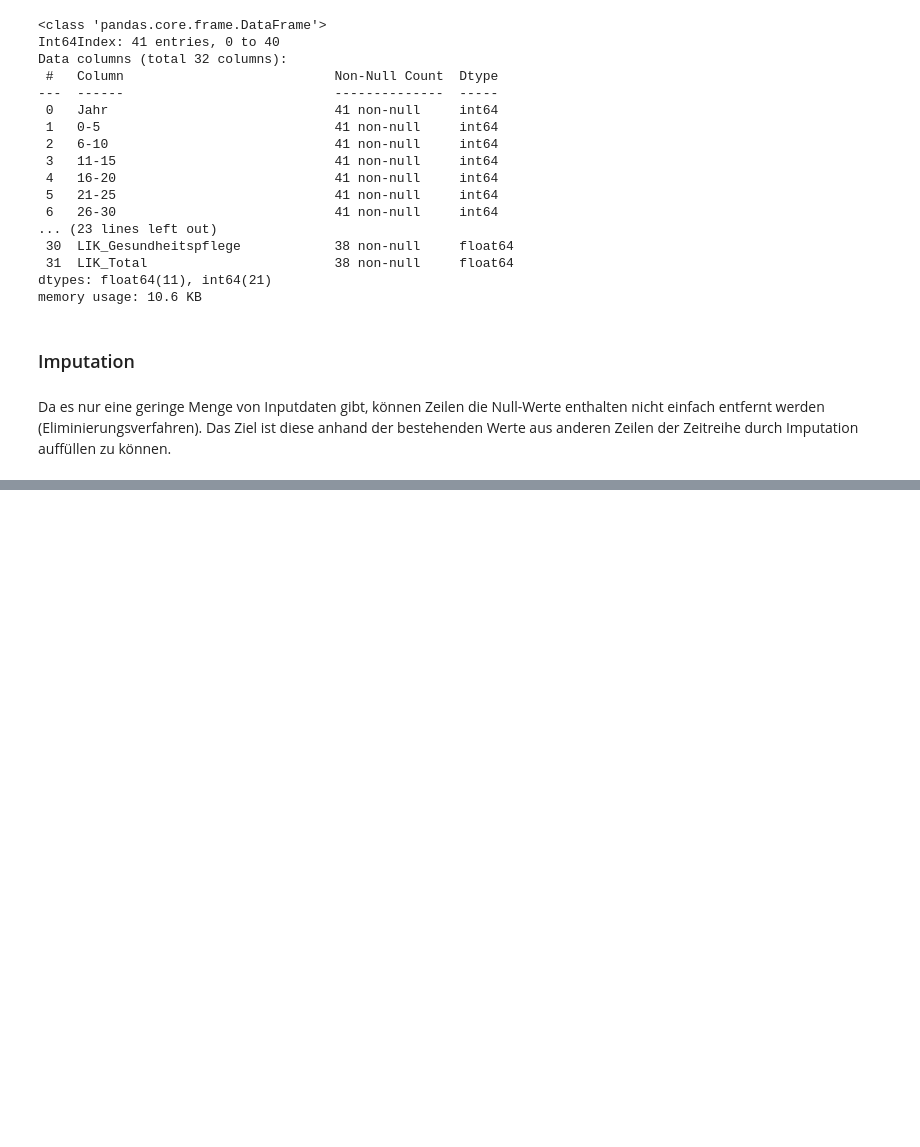
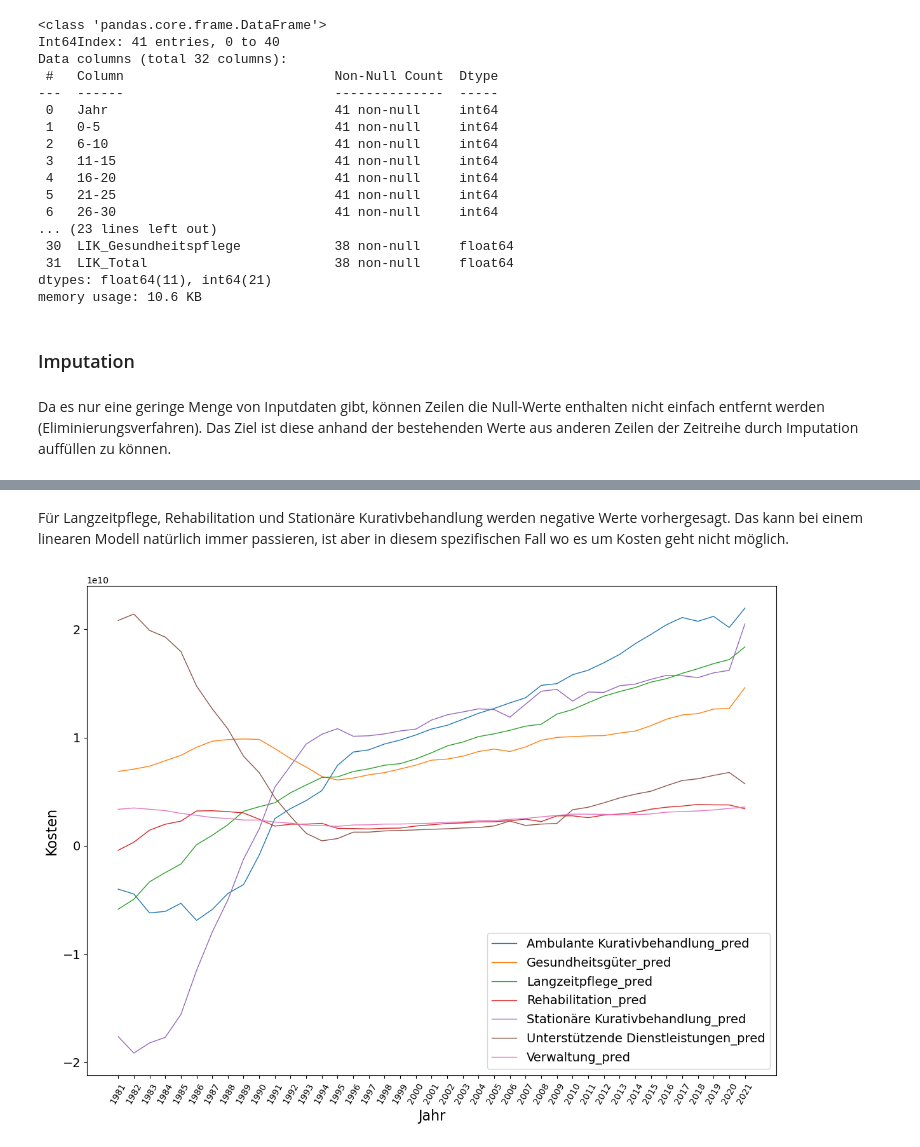
Before and after one commit to patrick-hirschi/ml-sem-healtcare-cost-prediction, a Jupyter notebook: DS-C-ML001 Semesterarbeit Patrick Hirschi "Zukunftsszenarien Gesundheitskosten".ipynb, the cells around one changed output, grey strips where cells are left out. Saved outputs shown, nothing was run; the diff lists cells and outputs as text; code cells hidden in the pictures; blank space fills up the shorter version.

Commit message:
Imputation-Methods

```diff
--- a/DS-C-ML001 Semesterarbeit Patrick Hirschi "Zukunftsszenarien Gesundheitskosten".ipynb
+++ b/DS-C-ML001 Semesterarbeit Patrick Hirschi "Zukunftsszenarien Gesundheitskosten".ipynb
@@ -1567,0 +1427,5 @@ Model score for Verwaltung: 0.9721363540797924
+# %%
+# update value for LeistungenTotal 2021
+df_final.at[40,'LeistungenTotal'] = 91037000000
+# check the values
+df_final.tail(5)
@@ -1567,0 +1687,34 @@ Model score for Verwaltung: 0.9721363540797924
+# %% [markdown]
+Für Langzeitpflege, Rehabilitation und Stationäre Kurativbehandlung werden negative Werte vorhergesagt. Das kann bei einem linearen Modell natürlich immer passieren, ist aber in diesem spezifischen Fall wo es um Kosten geht nicht möglich.
+# %%
+# setting the graph size globally
+plt.rcParams['figure.figsize'] = (14, 10)
+
+for col in df_imputation[[
+                    #   "Ambulante Kurativbehandlung"
+                    #, "Gesundheitsgüter"
+                    #, "Langzeitpflege"
+                    #, "Prävention"
+                    #, "Rehabilitation"
+                    #, "Stationäre Kurativbehandlung"
+                    #, "Unterstützende Dienstleistungen"
+                    #, "Verwaltung"
+                      "Ambulante Kurativbehandlung_pred"
+                     , "Gesundheitsgüter_pred"
+                     , "Langzeitpflege_pred"
+                     , "Rehabilitation_pred"
+                     , "Stationäre Kurativbehandlung_pred"
+                     , "Unterstützende Dienstleistungen_pred"
+                     , "Verwaltung_pred"]].columns:
+    plt.plot(df_imputation[col], linewidth=1, label=col)
+
+plt.xlabel('Jahr', fontsize=16)
+plt.ylabel('Kosten', fontsize=16)
+default_x_ticks = range(len(df_imputation["Jahr"]))
+plt.xticks(default_x_ticks, df_imputation["Jahr"], fontsize=10, rotation = 60)
+plt.yticks(fontsize=14)
+plt.legend(fontsize=14)
+plt.set_cmap('Paired')
+plt.show()
+# %% [output]
+[figure, added]
```
Also changed, not shown: parts of 49 cells of this notebook, 10 other files.
